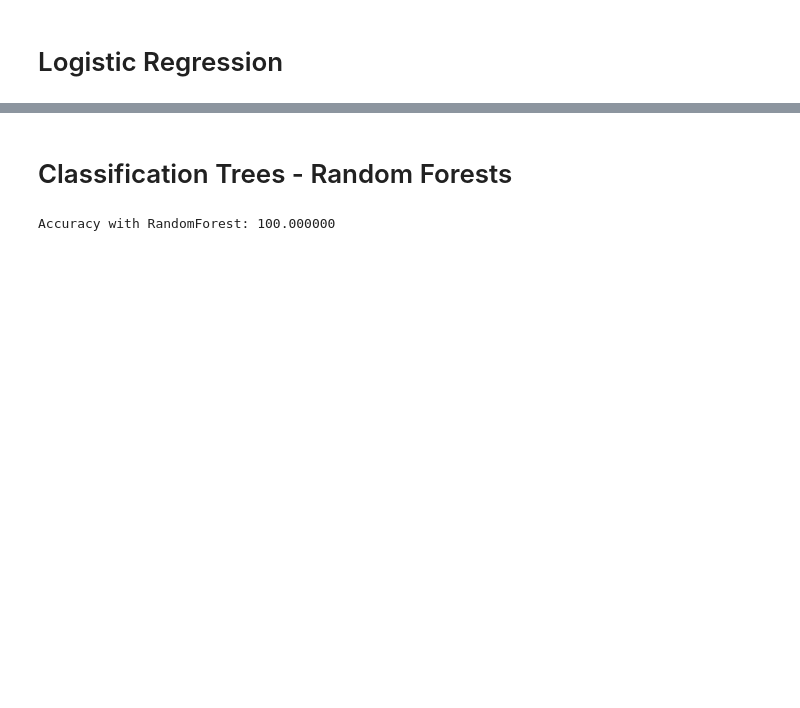
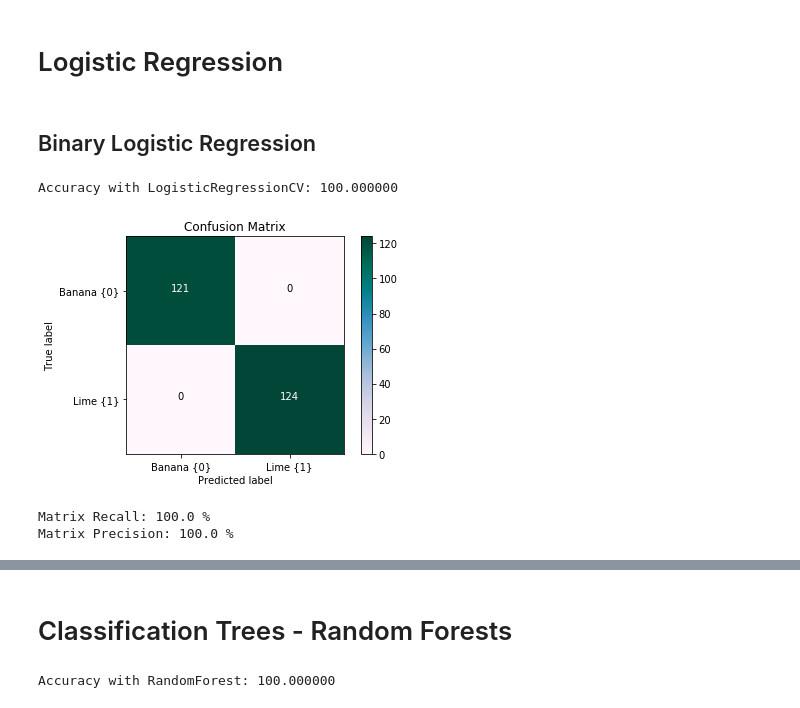
Before and after one commit to safashaikh/MLFinalProj, a Jupyter notebook: fruits.ipynb, the cells around one changed output, grey strips where cells are left out. Cells and saved outputs as stored; diff of their text form; code cells hidden in the pictures; blank space fills up the shorter version.

Commit message:
Logistic Regression & Confusion Matrices

```diff
--- a/fruits.ipynb
+++ b/fruits.ipynb
@@ -333,0 +280,2 @@ def printing_Kfold_scores(x_train_data,y_train_data):
+# %% [markdown]
+## Binary Logistic Regression
@@ -333,0 +331,29 @@ def printing_Kfold_scores(x_train_data,y_train_data):
+# %%
+two_classes = []
+two_classes_id = []
+for i in range(0, label_ids.shape[0]):
+    if(label_ids[i]!=2):
+        two_classes.append(pca_result[i,:])
+        two_classes_id.append(label_ids[i])
+two_classes_id = np.array(two_classes_id)
+two_classes = np.array(two_classes)
+
+X_train, X_test, y_train, y_test = train_test_split(two_classes, two_classes_id, test_size=0.25, random_state=42)
+clf = LogisticRegressionCV(cv=5, random_state=0).fit(X_train, y_train)
+predictions = clf.predict(X_test)
+
+precision = accuracy_score(predictions, y_test) * 100
+print("Accuracy with LogisticRegressionCV: {0:.6f}".format(precision))
+
+# Compute confusion matrix
+cnf_matrix = confusion_matrix(y_test,predictions)
+np.set_printoptions(precision=2)
+
+# Plot non-normalized confusion matrix
+
+plot_confusion_matrix(cnf_matrix)
+# %% [output]
+Accuracy with LogisticRegressionCV: 100.000000
+[figure, added]
+Matrix Recall: 100.0 %
+Matrix Precision: 100.0 %
```
Also changed, not shown: parts of 16 cells of this notebook.
